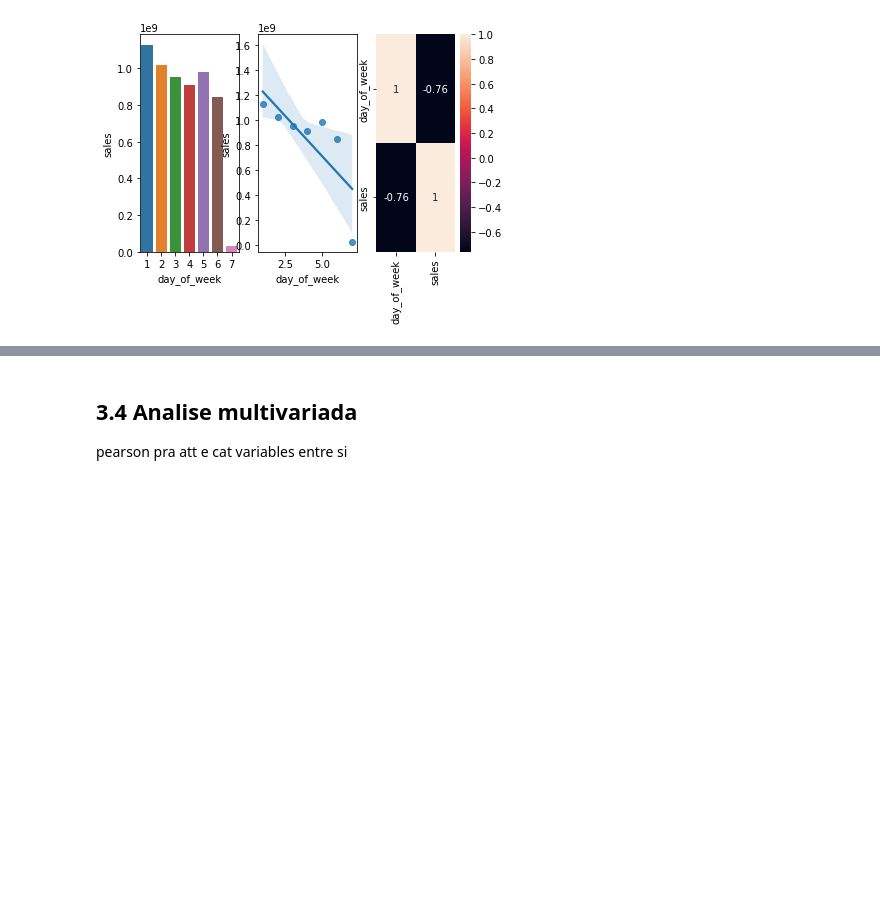
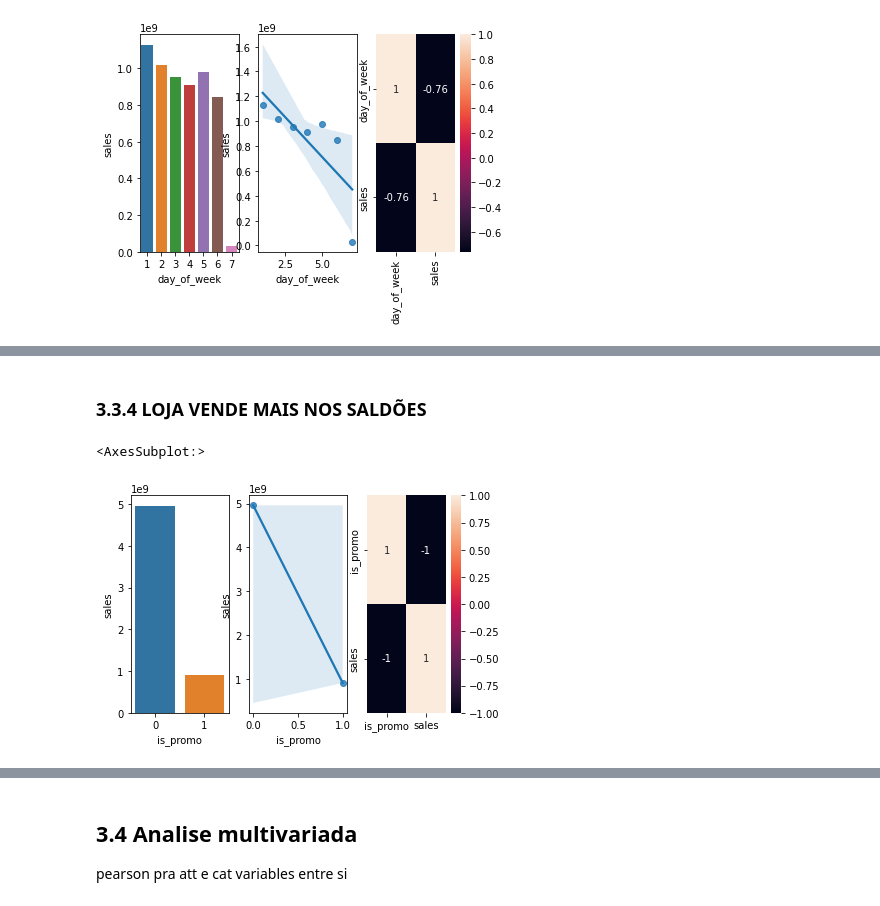
Before and after one commit to danjaca/predicting_sales_rossmann, a Jupyter notebook: Rossmann_predict_sales.ipynb, the cells around one changed output, grey strips where cells are left out. Saved outputs shown, nothing was run; the diff lists cells and outputs as text; code cells hidden in the pictures; blank space fills up the shorter version.

```diff
--- a/Rossmann_predict_sales.ipynb
+++ b/Rossmann_predict_sales.ipynb
@@ -586,0 +620,16 @@ sns.heatmap(aux.corr(method='pearson'),annot=True);
+# %% [markdown]
+### 3.3.4 LOJA VENDE MAIS NOS SALDÕES
+# %%
+aux= df3[['is_promo','sales']].groupby('is_promo').sum().reset_index()
+
+plt.subplot(1,3,1)
+sns.barplot(x='is_promo',y='sales',data=aux)
+
+plt.subplot(1,3,2)
+sns.regplot(x='is_promo',y='sales',data=aux)
+
+plt.subplot(1,3,3)
+sns.heatmap(aux.corr(method='pearson'),annot=True)
+# %% [output]
+<AxesSubplot:>
+[figure, added]
```
Also changed, not shown: parts of 7 cells of this notebook.
